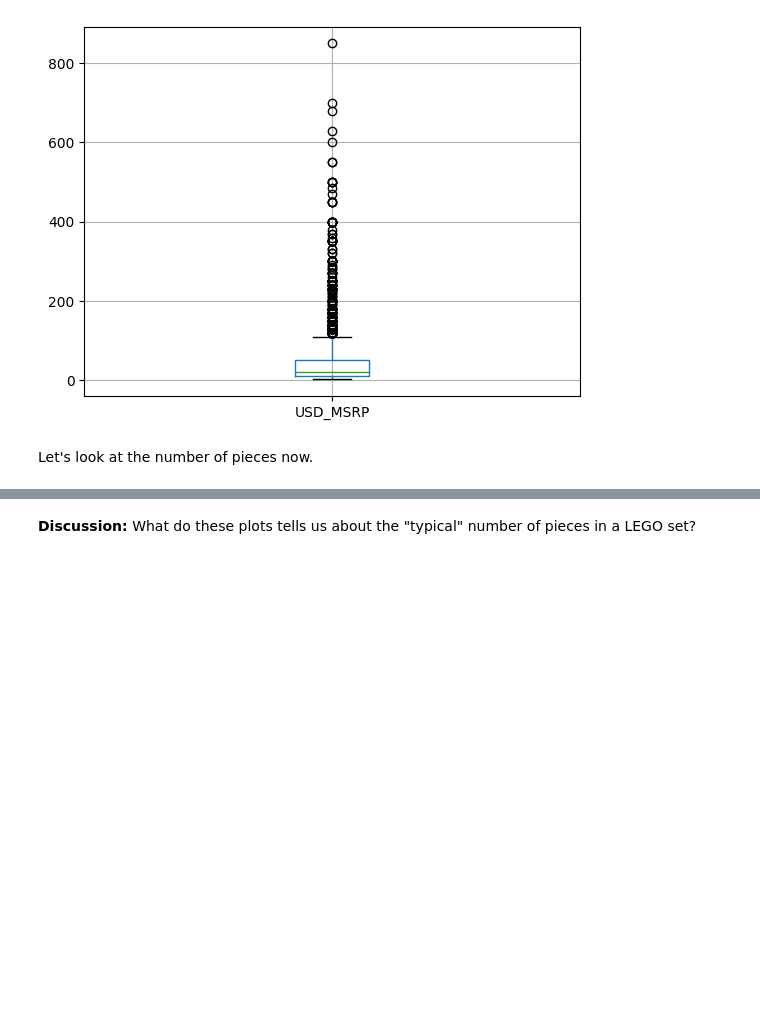
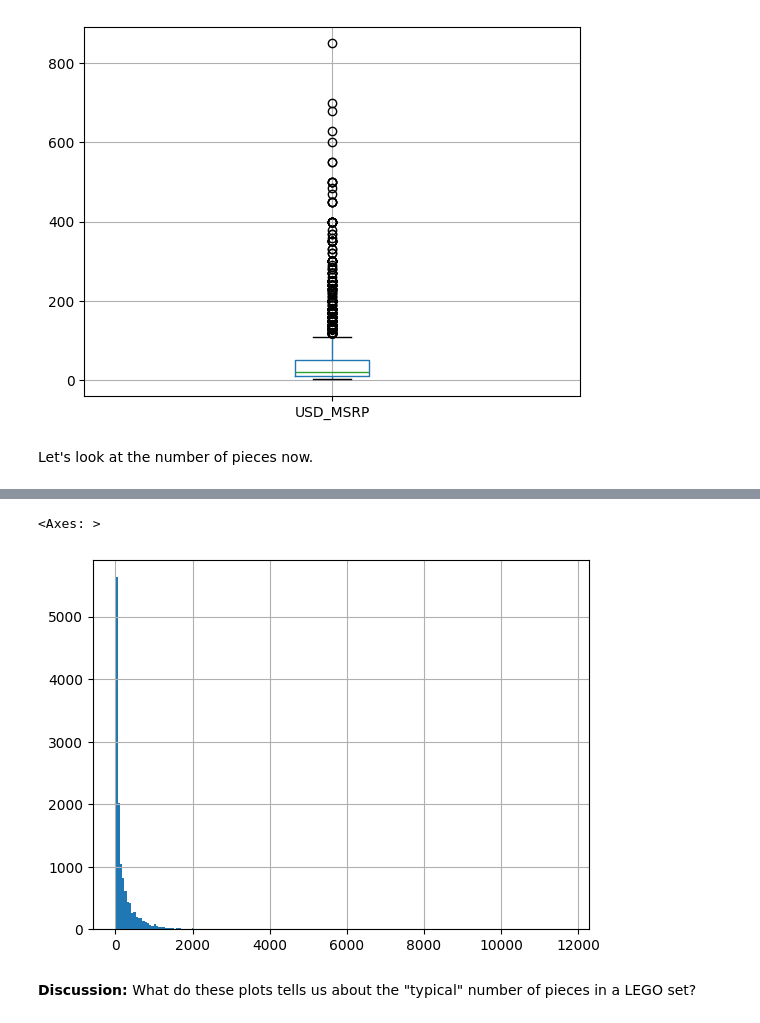
Before and after one commit to milena-seismo/DSB-Unit-02, a Jupyter notebook: 02 - Exploring and Joining/02-distributions.ipynb, the cells around one changed output, grey strips where cells are left out. Cells and saved outputs as stored; diff of their text form; code cells hidden in the pictures; blank space fills up the shorter version.

```diff
--- a/02 - Exploring and Joining/02-distributions.ipynb
+++ b/02 - Exploring and Joining/02-distributions.ipynb
@@ -120,2 +143,7 @@ Let's look at the number of pieces now.
+# %%
+lego["Pieces"].hist(bins=200)
+# %% [output]
+<Axes: >
+[figure, added]
 # %% [markdown]
 **Discussion:** What do these plots tells us about the "typical" number of pieces in a LEGO set?
```
Also changed, not shown: parts of 4 cells of this notebook.
